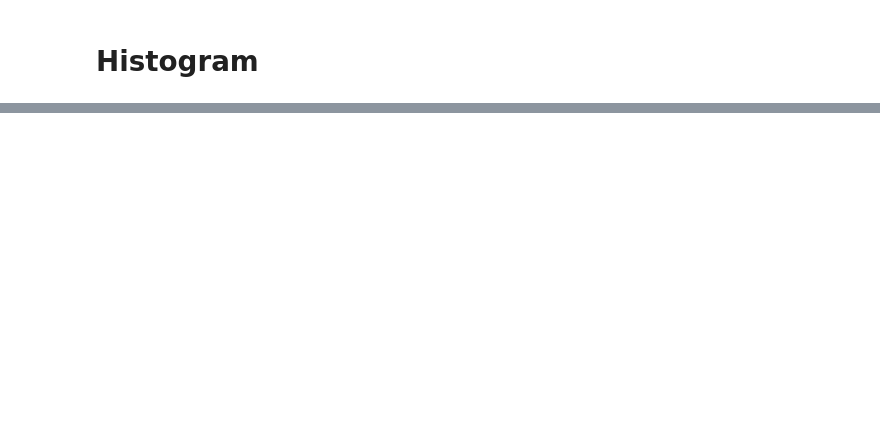
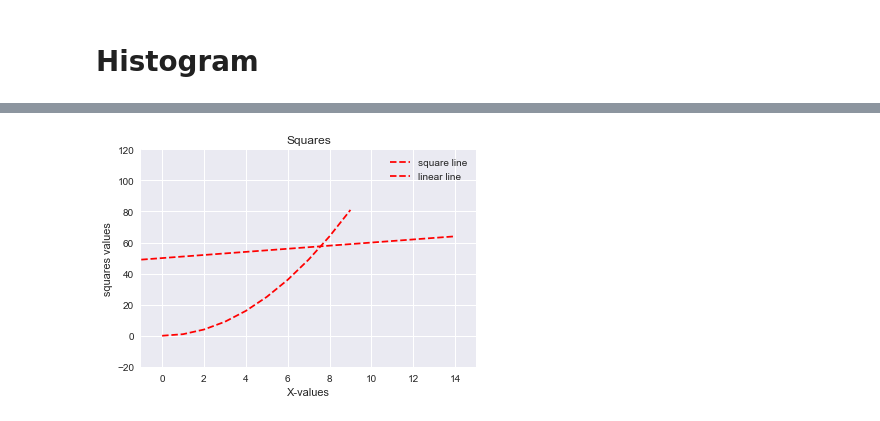
Before and after one commit to rishabhrathore055/DataScience, a Jupyter notebook: Data Visulization/Matplotlib/Matplotlib.ipynb, the cells around one changed output, grey strips where cells are left out. Cells and saved outputs as stored; diff of their text form; code cells hidden in the pictures; blank space fills up the shorter version.

```diff
--- a/Data Visulization/Matplotlib/Matplotlib.ipynb
+++ b/Data Visulization/Matplotlib/Matplotlib.ipynb
@@ -128,0 +135,22 @@ plt.show()
+# %%
+x = np.arange(10)
+y = x ** 2
+
+x2 = np.arange(-5,15)
+y2 = x2 + 50
+
+plt.title("Squares")
+plt.xlabel("X-values")
+plt.ylabel("squares values")
+
+plt.xlim(-1,15)
+plt.ylim(-20,120)
+
+plt.plot(x,y,'r--',label = 'square line')
+plt.plot(x2,y2,'r--',label = 'linear line')
+
+plt.legend()
+
+plt.show()
+# %% [output]
+[figure, added]
```
Also changed, not shown: parts of 43 cells of this notebook, 2 other files.
